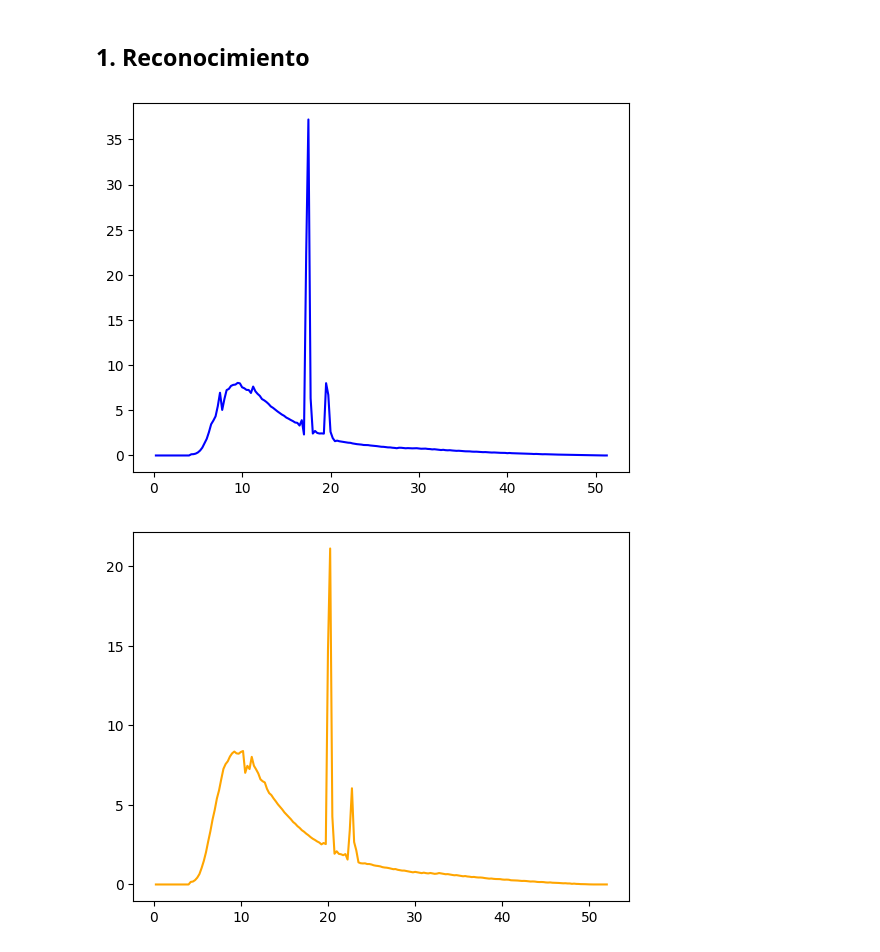
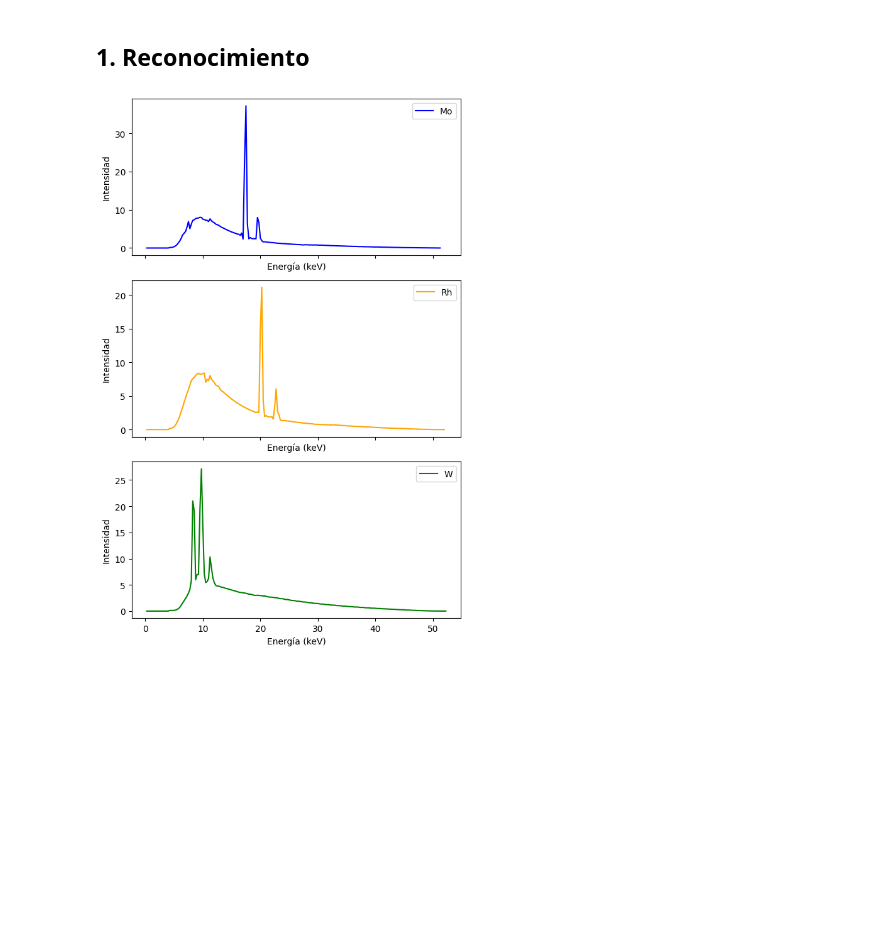
Before and after one commit to Metodos-computacionales-2-grupo-8/Tareas-grupo-8, a Jupyter notebook: Taller 1 - calentamiento/Taller 1.ipynb, the cells around one changed output. Drawn from its saved outputs; the diff is of its cells as text; code cells hidden in the pictures; blank space fills up the shorter version.

```diff
--- a/Taller 1 - calentamiento/Taller 1.ipynb
+++ b/Taller 1 - calentamiento/Taller 1.ipynb
@@ -5,9 +12,6 @@
 # %% [markdown]
 ## 1. Reconocimiento
 # %%
-import pandas as pd
-import matplotlib.pyplot as plt
-
 Mo_unfiltered = {}
 Rh_unfiltered = {}
 W_unfiltered = {}
@@ -48,9 +52,6 @@ for i in range(10, 51):
         if energy < 0 or intensity < 0:
             print("Error: Negative values found in the data.")
             break
-        """if energy > 50 or intensity > 1000:
-            print("Warning: Values exceed expected ranges.")
-            break"""
 
     for data_Rh in lines_Rh:
         if data_Rh.startswith("#"):
@@ -68,9 +69,6 @@ for i in range(10, 51):
         if energy < 0 or intensity < 0:
             print("Error: Negative values found in the data.")
             break
-        """if energy > 50 or intensity > 1000:
-            print("Warning: Values exceed expected ranges.")
-            break"""
 
     for data_W in lines_W:
         if data_W.startswith("#"):
@@ -88,30 +86,7 @@ for i in range(10, 51):
         if energy < 0 or intensity < 0:
             print("Error: Negative values found in the data.")
             break
-        """if energy > 50 or intensity > 1000:
-            print("Warning: Values exceed expected ranges.")
-            break"""
 
-    """df_Mo = pd.DataFrame({
-        'energy': Mo_unfiltered[i]['energy'],
-        'intensity': Mo_unfiltered[i]['intensity']
-    })
-    df_Rh = pd.DataFrame({
-        'energy': Rh_unfiltered[i]['energy'],
-        'intensity': Rh_unfiltered[i]['intensity']
-    })
-    df_W = pd.DataFrame({
-        'energy': W_unfiltered[i]['energy'],
-        'intensity': W_unfiltered[i]['intensity']
-    })
-
-    df_Mo['kV'] = i
-    df_Rh['kV'] = i
-    df_W['kV'] = i
-
-    list_of_dfs.append(df_Mo)
-    list_of_dfs.append(df_Rh)
-    list_of_dfs.append(df_W)"""
 
 df_Mo = pd.DataFrame(Mo_unfiltered).T.explode(['energy', 'intensity']).reset_index().rename(columns={'index': 'kV'})
 df_Rh = pd.DataFrame(Rh_unfiltered).T.explode(['energy', 'intensity']).reset_index().rename(columns={'index': 'kV'})
@@ -145,55 +120,53 @@ mean_by_kV_Mo.to_csv('mean_intensity_Mo.csv', index=False)
 mean_by_kV_Rh.to_csv('mean_intensity_Rh.csv', index=False)
 mean_by_kV_W.to_csv('mean_intensity_W.csv', index=False)
 
 mean_by_energy_Mo = df_Mo.groupby('energy')['intensity'].mean().reset_index()
 mean_by_energy_Rh = df_Rh.groupby('energy')['intensity'].mean().reset_index()
 mean_by_energy_W = df_W.groupby('energy')['intensity'].mean().reset_index()
 mean_by_energy_Mo.to_csv('mean_intensity_by_energy_Mo.csv', index=False)
 mean_by_energy_Rh.to_csv('mean_intensity_by_energy_Rh.csv', index=False)
 mean_by_energy_W.to_csv('mean_intensity_by_energy_W.csv', index=False)
 
 mean_intensity_by_energy_all = pd.concat([mean_by_energy_Mo, mean_by_energy_Rh, mean_by_energy_W], keys=['Mo', 'Rh', 'W'], names=['Material', 'Row']).reset_index(level='Material')
 mean_intensity_by_energy_all.to_csv('mean_intensity_by_energy_all_materials.csv', index=False)
 
 
-plt.plot(mean_by_energy_Mo['energy'], mean_by_energy_Mo['intensity'], label='Mo', color='blue')
-plt.show()
-plt.plot(mean_by_energy_Rh['energy'], mean_by_energy_Rh['intensity'], label='Rh', color='orange')
-plt.show()
-plt.plot(mean_by_energy_W['energy'], mean_by_energy_W['intensity'], label='W', color='green')
-plt.show()
+fig, axes = plt.subplots(nrows=3, ncols=1, sharex=True, figsize=(6, 9))  # apila 3 gráficas
+# Primer subplot
+axes[0].plot(mean_by_energy_Mo['energy'], mean_by_energy_Mo['intensity'], label='Mo', color='blue')
+axes[0].legend(loc='upper right')
+axes[0].set_ylabel('Intensidad')
+axes[0].set_xlabel('Energía (keV)')
 
+# Segundo subplot
+axes[1].plot(mean_by_energy_Rh['energy'], mean_by_energy_Rh['intensity'], label='Rh', color='orange')
+axes[1].legend(loc='upper right')
+axes[1].set_ylabel('Intensidad')
+axes[1].set_xlabel('Energía (keV)')
+
+# Tercer subplot
+axes[2].plot(mean_by_energy_W['energy'], mean_by_energy_W['intensity'], label='W', color='green')
+axes[2].legend(loc='upper right')
+axes[2].set_ylabel('Intensidad')
+axes[2].set_xlabel('Energía (keV)')
+
+plt.tight_layout()
+# Guardar en PDF ANTES de mostrar
+plt.savefig("1.pdf", bbox_inches="tight", pad_inches=0.1)
+plt.show()   # opcional: mostrar en pantalla después de guardar
 
 
 mean_all = pd.concat([mean_by_kV_Mo, mean_by_kV_Rh, mean_by_kV_W], keys=['Mo', 'Rh', 'W'], names=['Material', 'Row']).reset_index(level='Material')
 mean_all.to_csv('mean_intensity_all_materials.csv', index=False)
 
 
-
-print(type(mean_all))
-
-
-
-
-# Combine all DataFrames into a single DataFrame
-# final_df = pd.concat(list_of_dfs, ignore_index=True)
-# final_df.to_csv('spectra_data.csv', index=False)
 
 # Print the results for verification
 """for i in range(10, 51):
     print(f"Mo {i}kV: {Mo_unfiltered[i]['energy'][:5]} {Mo_unfiltered[i]['intensity'][:5]}")
     print(f"Rh {i}kV: {Rh_unfiltered[i]['energy'][:5]} {Rh_unfiltered[i]['intensity'][:5]}")
     print(f"W {i}kV: {W_unfiltered[i]['energy'][:5]} {W_unfiltered[i]['intensity'][:5]}")
     print("-" * 40)
 """
-
-# The data is now stored in the dictionaries Mo_unfiltered, Rh_unfiltered, and W_unfiltered
-# Each dictionary contains keys from 10 to 50, and each key maps to another dictionary with 'energy' and 'intensity' lists.
-
-# You can access the data like this:
-# Example: Accessing energy and intensity for Mo at 30 kV
-# energy_30kV = Mo_unfiltered[30]["energy"]
-# intensity_30kV = Mo_unfiltered[30]["intensity"]
 # %% [output]
-[figure, old version]
+[figure, new version]
-[figure, removed]
```
Also changed, not shown: parts of 3 cells of this notebook, 4 other files.
